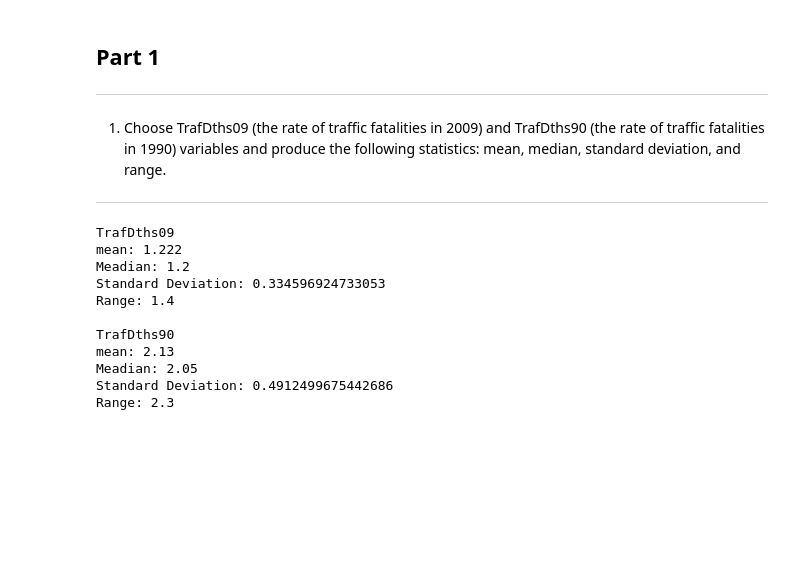
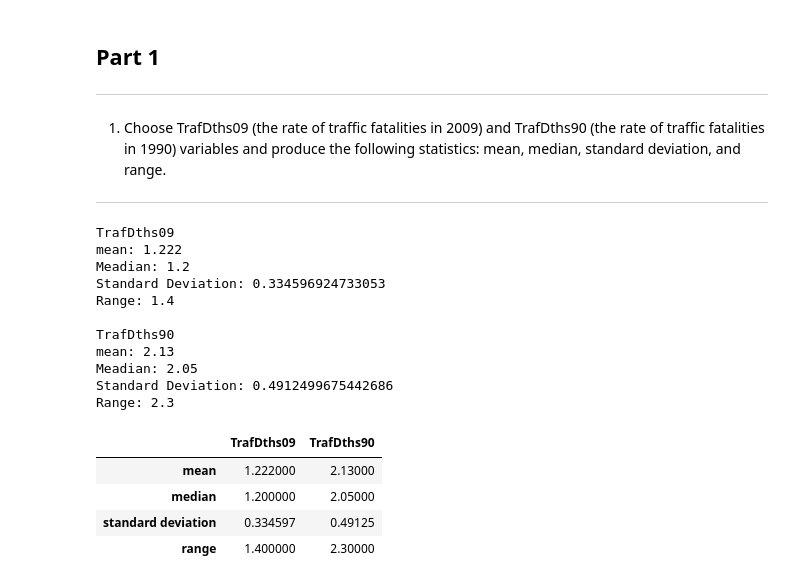
Before and after one commit to Ellendren/SOCI-301, a Jupyter notebook: lab1/lab1.ipynb, the cells around one changed output. Saved outputs shown, nothing was run; the diff lists cells and outputs as text; code cells hidden in the pictures; blank space fills up the shorter version.

```diff
--- a/lab1/lab1.ipynb
+++ b/lab1/lab1.ipynb
@@ -50,44 +50,46 @@ TrafDths90 = "TrafDths90"
 traf_dths_df = states_df[[TrafDths09, TrafDths90]]
 
 # get the desired stats
-
-print(TrafDths09)
+list_index_labels = ['mean', 'median', 'standard deviation', 'range']
 
 mean_09 = traf_dths_df[TrafDths09].mean()
-print("mean:", mean_09)
 
 meadian_09 = traf_dths_df[TrafDths09].median()
-print("Meadian:", meadian_09)
 
 std_09 = traf_dths_df[TrafDths09].std()
-print("Standard Deviation:", std_09)
 
 range_09 = traf_dths_df[TrafDths09].max() - traf_dths_df[TrafDths09].min()
-print("Range:", range_09)
-
-print()
-print(TrafDths90)
 
 mean_90 = traf_dths_df[TrafDths90].mean()
-print("mean:", mean_90)
 
 meadian_90 = traf_dths_df[TrafDths90].median()
-print("Meadian:", meadian_90)
 
 std_90 = traf_dths_df[TrafDths90].std()
-print("Standard Deviation:", std_90)
 
 range_90 = traf_dths_df[TrafDths90].max() - traf_dths_df[TrafDths90].min()
-print("Range:", range_90)
+
+list_of_stats = [(mean_09, mean_90),
+                 (meadian_09, meadian_90),
+                 (std_09, std_90),
+                 (range_09, range_90)]
+
+#condense into data frame
+pd_traf_stats = pd.DataFrame(data=list_of_stats, columns=[TrafDths09, TrafDths90], index=list_index_labels)
+display(pd_traf_stats)
 # %% [output]
 TrafDths09
 mean: 1.222
 Meadian: 1.2
 Standard Deviation: 0.334596924733053
 Range: 1.4
 
 TrafDths90
 mean: 2.13
 Meadian: 2.05
 Standard Deviation: 0.4912499675442686
 Range: 2.3
+|  | TrafDths09 | TrafDths90 |
+| mean | 1.222000 | 2.13000 |
+| median | 1.200000 | 2.05000 |
+| standard deviation | 0.334597 | 0.49125 |
+| range | 1.400000 | 2.30000 |
```
Also changed, not shown: parts of 1 cell of this notebook.
